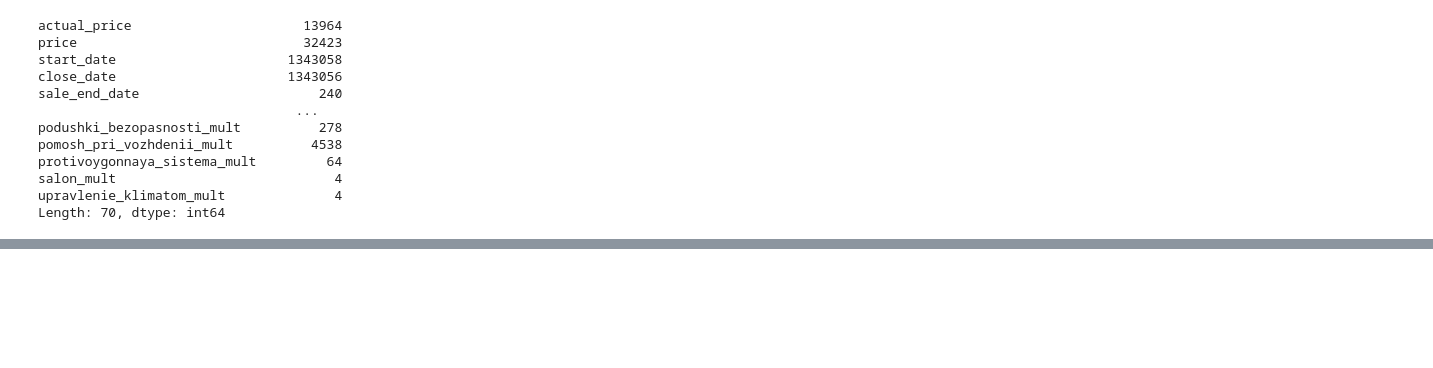
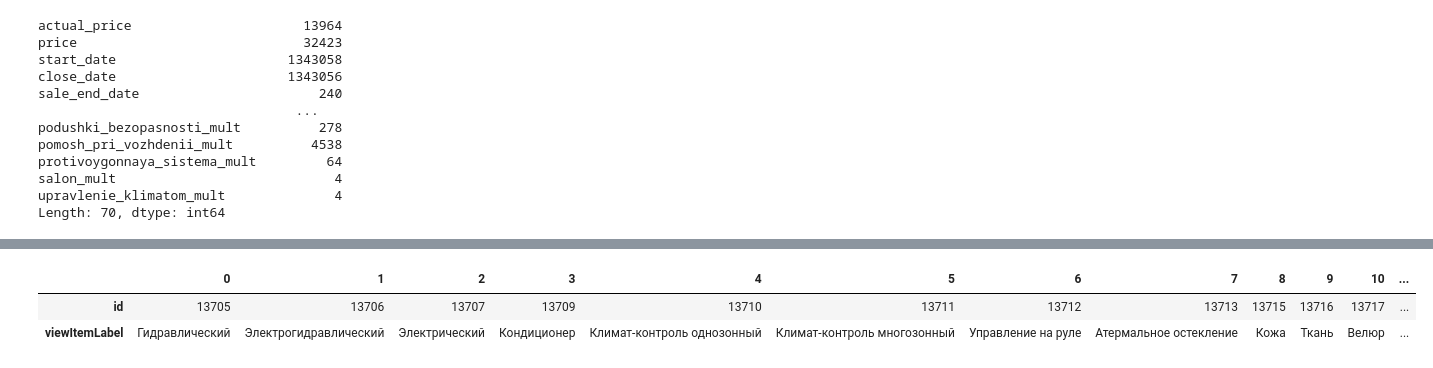
Before and after one commit to Sinus2x/CarValuationService, a Jupyter notebook: notebooks/preliminaries.ipynb, the cells around one changed output, grey strips where cells are left out. Saved outputs shown, nothing was run; the diff lists cells and outputs as text; code cells hidden in the pictures; blank space fills up the shorter version.

Commit message:
add preview for options

```diff
--- a/notebooks/preliminaries.ipynb
+++ b/notebooks/preliminaries.ipynb
@@ -65,0 +66,6 @@ train_df.actual_price.notnull().sum() / train_df.shape[0], train_df.actual_price
+# %%
+options.T
+# %% [output]
+|  | 0 | 1 | 2 | 3 | 4 | 5 | 6 | 7 | 8 | 9 | 10 | ... |
+| id | 13705 | 13706 | 13707 | 13709 | 13710 | 13711 | 13712 | 13713 | 13715 | 13716 | 13717 | ... |
+| viewItemLabel | Гидравлический | Электрогидравлический | Электрический | Кондиционер | Климат-контроль однозонный | Климат-контроль многозонный | Управление на руле | Атермальное остекление | Кожа | Ткань | Велюр | ... |
```
Also changed, not shown: parts of 1 cell of this notebook.
